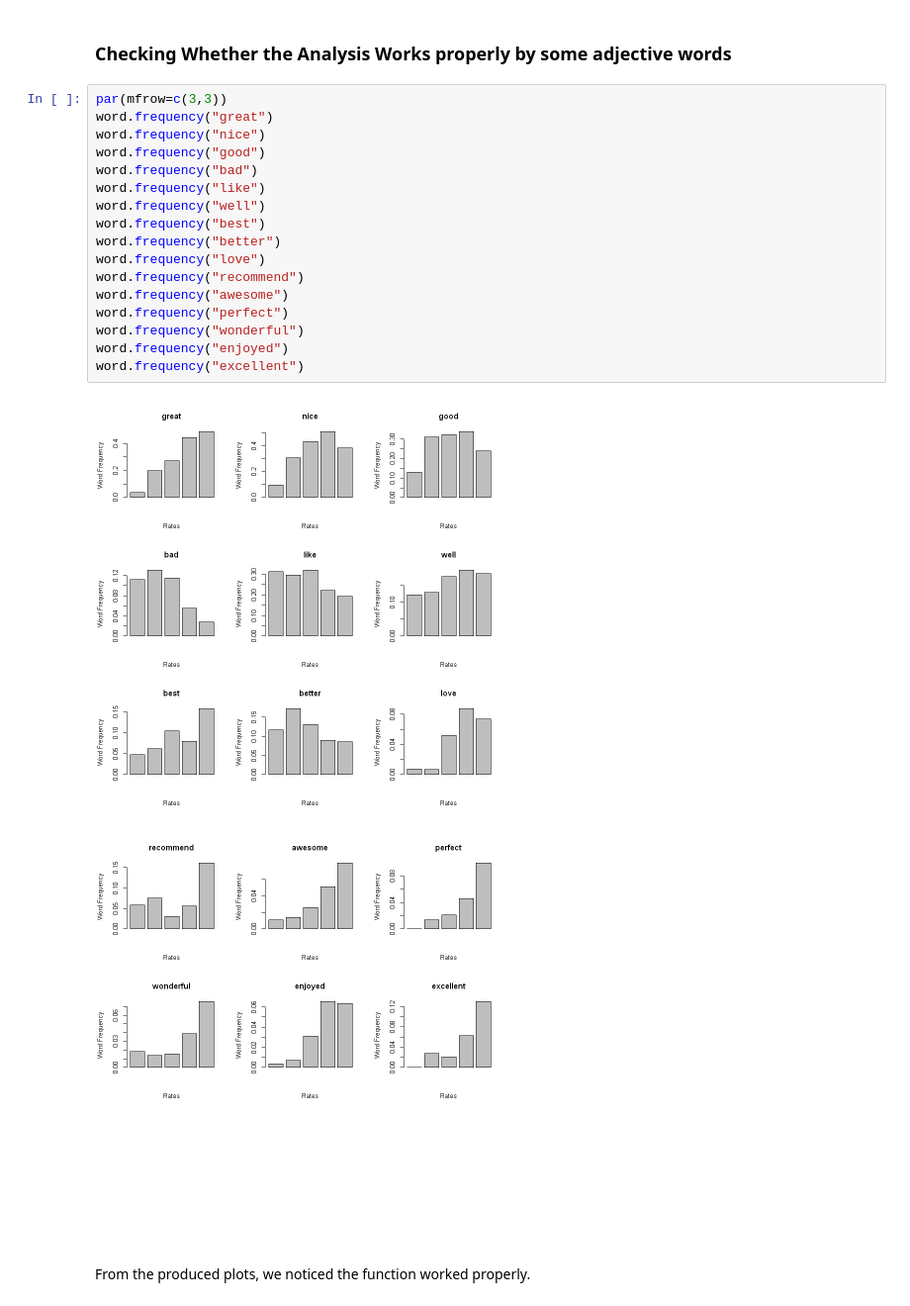
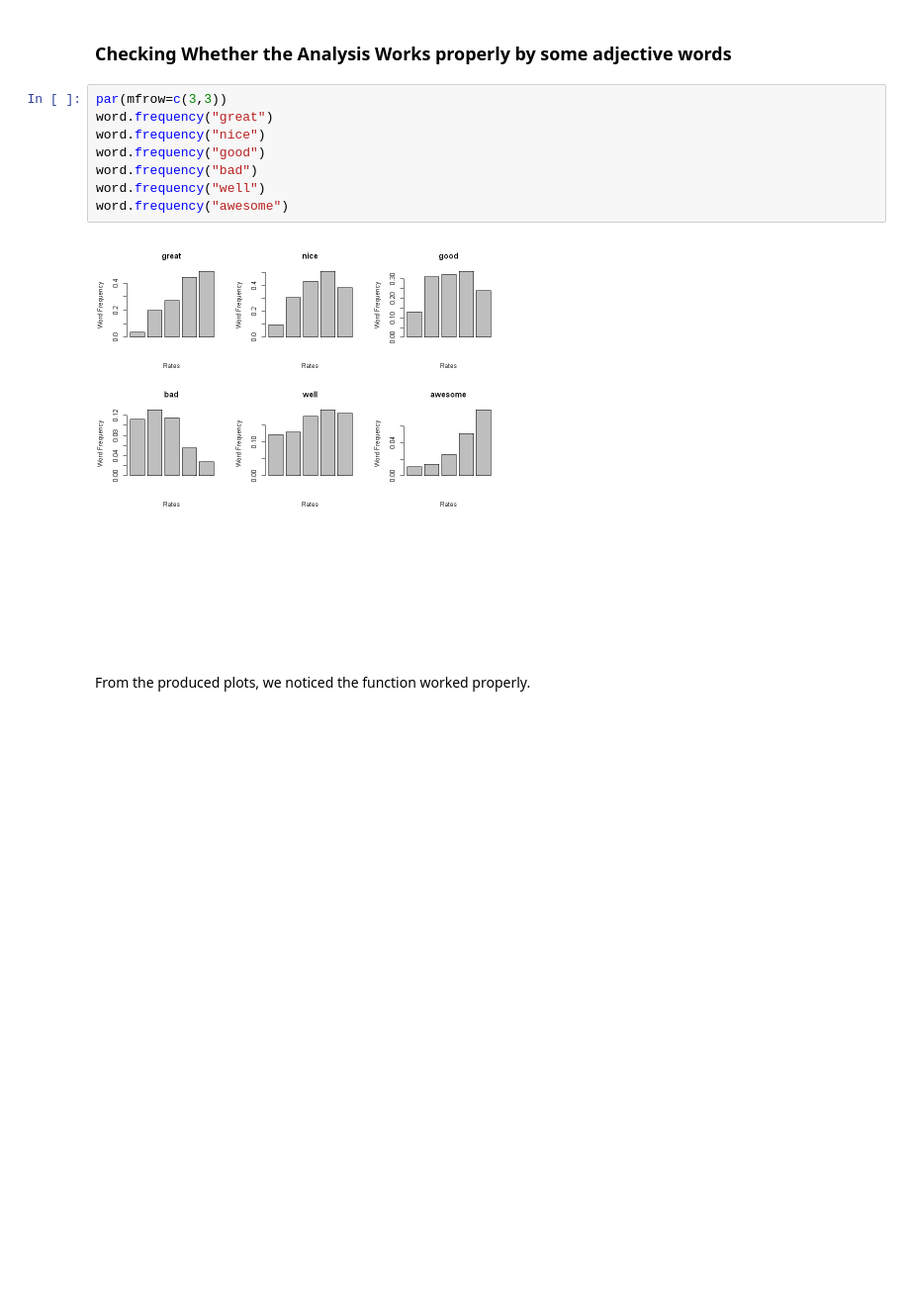
Before and after one commit to cocofreefarm/Module3, a Jupyter notebook: Analysis.ipynb, the cells around one changed output. Shown at 99% size. Cells and saved outputs as stored; diff of their text form; blank space fills up the shorter version.

```diff
--- a/Analysis.ipynb
+++ b/Analysis.ipynb
@@ -132,23 +133,13 @@ Among the sorted words above, we are going to select out some words and break th
 # %%
 par(mfrow=c(3,3))
 word.frequency("great")
 word.frequency("nice")
 word.frequency("good")
 word.frequency("bad")
-word.frequency("like")
 word.frequency("well")
-word.frequency("best")
-word.frequency("better")
-word.frequency("love")
-word.frequency("recommend")
 word.frequency("awesome")
-word.frequency("perfect")
-word.frequency("wonderful")
-word.frequency("enjoyed")
-word.frequency("excellent")
 # %% [output]
-[figure, old version]
+[figure, new version]
-[figure, removed]
 # %% [markdown]
 From the produced plots, we noticed the function worked properly.
 # %% [markdown]
```
Also changed, not shown: parts of 37 cells of this notebook, 1 other file.
